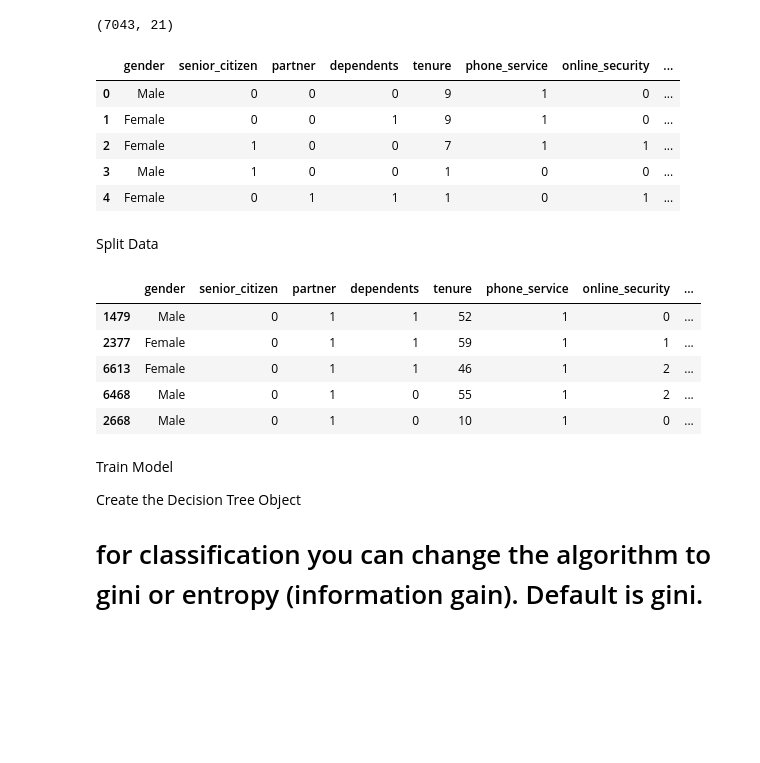
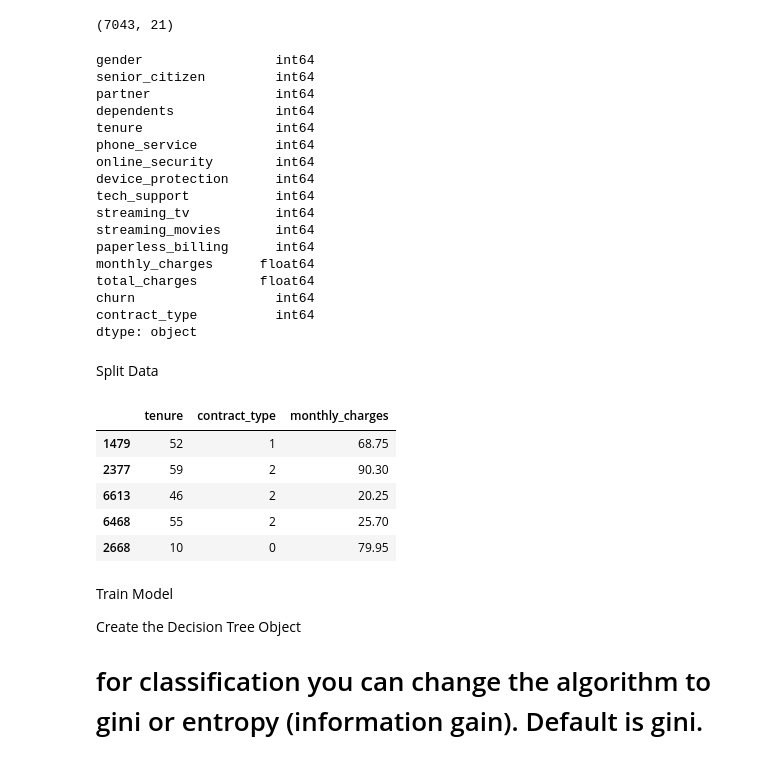
Before and after one commit to Mattsantos541/Telco-Regression-Project, a Jupyter notebook: First worksheet.ipynb, the cells around one changed output. Drawn from its saved outputs; the diff is of its cells as text; code cells hidden in the pictures; blank space fills up the shorter version.

```diff
--- a/First worksheet.ipynb
+++ b/First worksheet.ipynb
@@ -83,8 +83,9 @@ df.shape
 # %%
 df= prepare.prep_telco(df)
 # %%
-df= df.drop(df[['customer_id', 'multiple_lines', 'online_backup']], axis=1)
+df= df.drop(df[['customer_id', 'multiple_lines', 'online_backup', 'payment_type', 'internet_service_type']], axis=1)
 # %%
+
 df['partner'] = df['partner'].replace({'Yes':1,'No':0})
 df['dependents'] = df['dependents'].replace({'Yes':1,'No':0})
 df['phone_service']= df ['phone_service'].replace({'Yes':1,'No':0})
@@ -94,32 +95,45 @@ df['tech_support']= df['tech_support'].replace({'Yes':1,'No':0,'No internet serv
 df['streaming_tv']= df['streaming_tv'].replace({'Yes':1,'No':0,'No internet service':2})
 df['streaming_movies']= df['streaming_movies'].replace({'Yes':1,'No':0,'No internet service':2})
 df['paperless_billing']=df['paperless_billing'].replace({'Yes':1,'No':0})
+df['gender']= df['gender'].replace({'Male':1,'Female':0})
+df['contract_type']= df['contract_type'].replace({'Month-to-month':0,'One year':1,'Two year':2})
 # %%
-df.head()
+df.dtypes
 # %% [output]
-|  | gender | senior_citizen | partner | dependents | tenure | phone_service | online_security | ... |
-| 0 | Male | 0 | 0 | 0 | 9 | 1 | 0 | ... |
-| 1 | Female | 0 | 0 | 1 | 9 | 1 | 0 | ... |
-| 2 | Female | 1 | 0 | 0 | 7 | 1 | 1 | ... |
-| 3 | Male | 1 | 0 | 0 | 1 | 0 | 0 | ... |
-| 4 | Female | 0 | 1 | 1 | 1 | 0 | 1 | ... |
+gender                 int64
+senior_citizen         int64
+partner                int64
+dependents             int64
+tenure                 int64
+phone_service          int64
+online_security        int64
+device_protection      int64
+tech_support           int64
+streaming_tv           int64
+streaming_movies       int64
+paperless_billing      int64
+monthly_charges      float64
+total_charges        float64
+churn                  int64
+contract_type          int64
+dtype: object
 # %% [markdown]
 Split Data
 # %%
 train, test= split_scale.split_my_data(df, train_ratio=0.8, seed=123)
 # %%
-X = df.drop(['churn'],axis=1)
+X = df[['tenure', 'contract_type', 'monthly_charges']]
 y = df[['churn']]
 X_train, X_test, y_train, y_test = train_test_split(X, y, test_size = .30, random_state = 123)
 
 X_train.head()
 # %% [output]
-|  | gender | senior_citizen | partner | dependents | tenure | phone_service | online_security | ... |
-| 1479 | Male | 0 | 1 | 1 | 52 | 1 | 0 | ... |
-| 2377 | Female | 0 | 1 | 1 | 59 | 1 | 1 | ... |
-| 6613 | Female | 0 | 1 | 1 | 46 | 1 | 2 | ... |
-| 6468 | Male | 0 | 1 | 0 | 55 | 1 | 2 | ... |
-| 2668 | Male | 0 | 1 | 0 | 10 | 1 | 0 | ... |
+|  | tenure | contract_type | monthly_charges |
+| 1479 | 52 | 1 | 68.75 |
+| 2377 | 59 | 2 | 90.30 |
+| 6613 | 46 | 2 | 20.25 |
+| 6468 | 55 | 2 | 25.70 |
+| 2668 | 10 | 0 | 79.95 |
 # %% [markdown]
 Train Model
 
```
Also changed, not shown: parts of 16 cells of this notebook.
